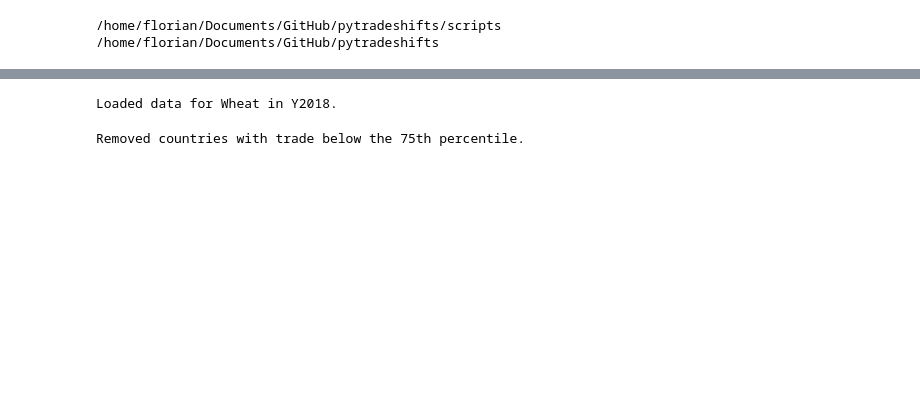
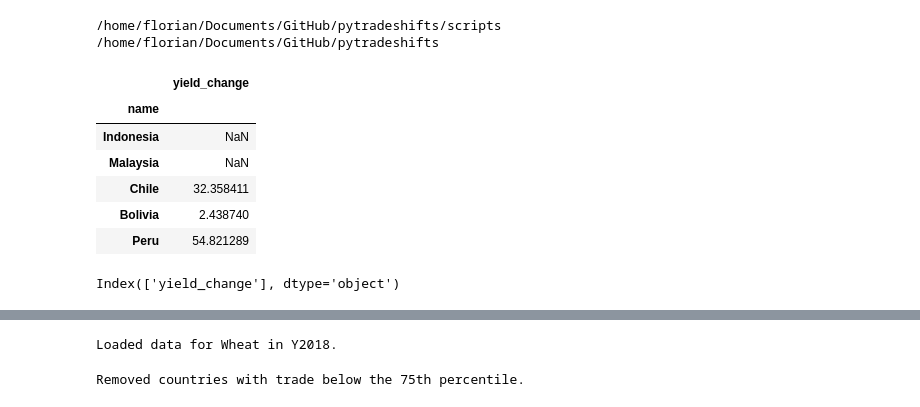
Before and after one commit to lukaszgajewski/pytradeshifts, a Jupyter notebook: scripts/testing.ipynb, the cells around one changed output, grey strips where cells are left out. Drawn from its saved outputs; the diff is of its cells as text; code cells hidden in the pictures; blank space fills up the shorter version.

```diff
--- a/scripts/testing.ipynb
+++ b/scripts/testing.ipynb
@@ -17,0 +21,14 @@ print(os.getcwd())
+# %%
+ISIMIP.head()
+# %% [output]
+|  | yield_change |
+| name |  |
+| Indonesia | NaN |
+| Malaysia | NaN |
+| Chile | 32.358411 |
+| Bolivia | 2.438740 |
+| Peru | 54.821289 |
+# %%
+ISIMIP.columns
+# %% [output]
+Index(['yield_change'], dtype='object')
```
Also changed, not shown: parts of 9 cells of this notebook, 6 other files.
